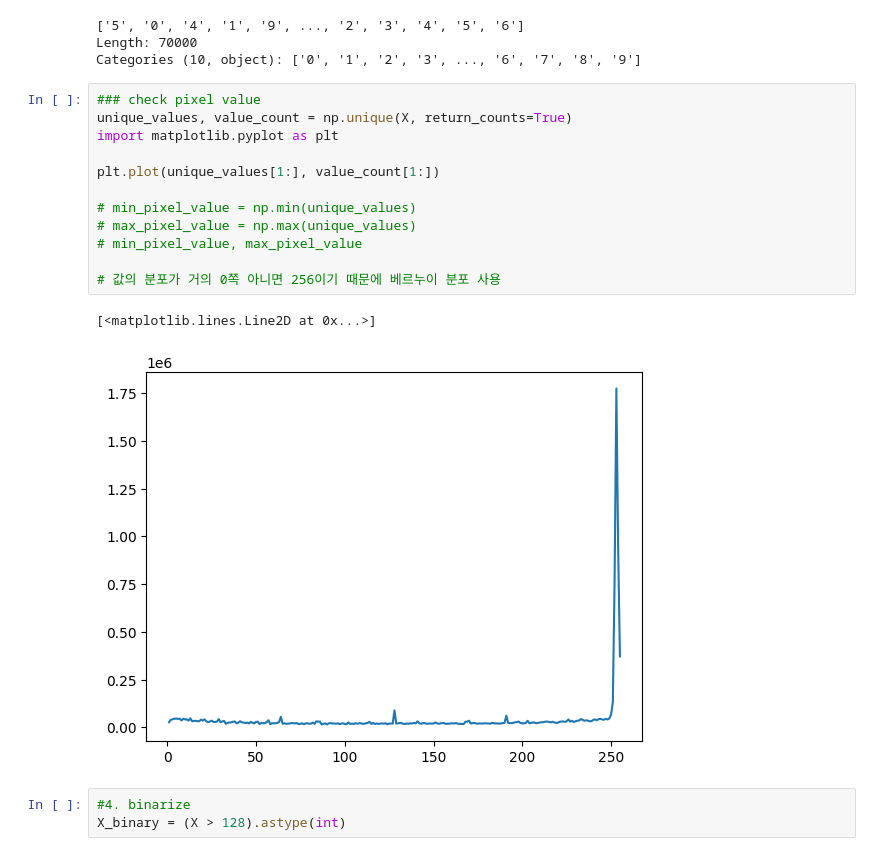
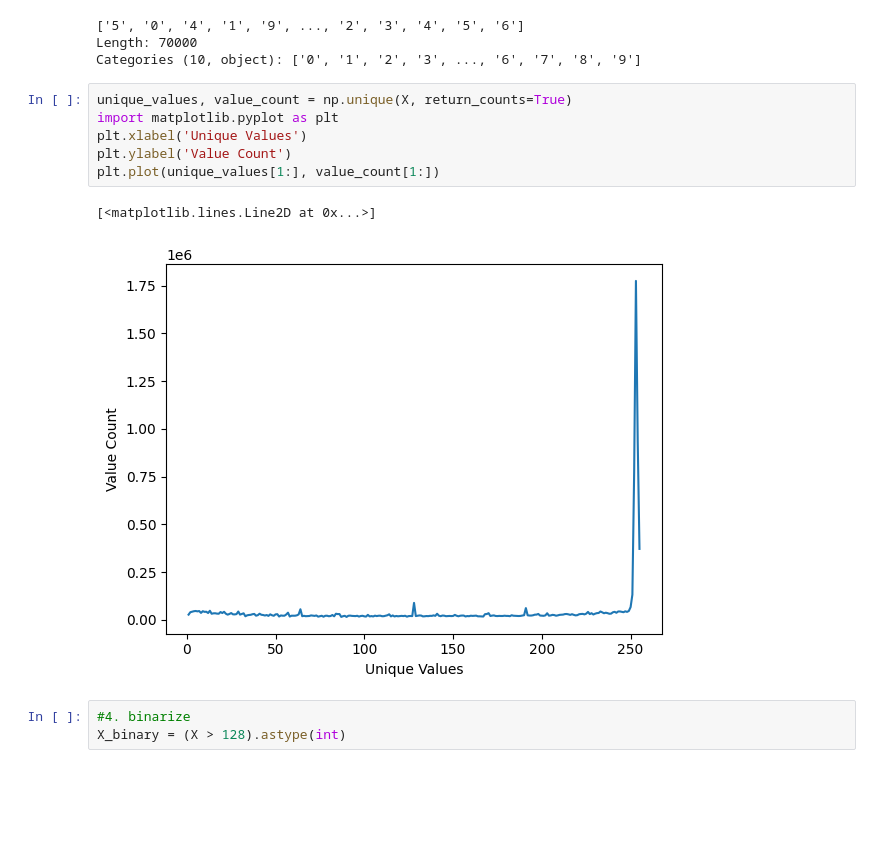
Before and after one commit to eunhong0925/gks-4008, a Jupyter notebook: bernoulli-model-modified.ipynb, the cells around one changed output. Cells and saved outputs as stored; diff of their text form; blank space fills up the shorter version.

```diff
--- a/bernoulli-model-modified.ipynb
+++ b/bernoulli-model-modified.ipynb
@@ -31,20 +21,14 @@ y
 Length: 70000
 Categories (10, object): ['0', '1', '2', '3', ..., '6', '7', '8', '9']
 # %%
-### check pixel value
 unique_values, value_count = np.unique(X, return_counts=True)
 import matplotlib.pyplot as plt
-
+plt.xlabel('Unique Values')
+plt.ylabel('Value Count')
 plt.plot(unique_values[1:], value_count[1:])
-
-# min_pixel_value = np.min(unique_values)
-# max_pixel_value = np.max(unique_values)
-# min_pixel_value, max_pixel_value
-
-# 값의 분포가 거의 0쪽 아니면 256이기 때문에 베르누이 분포 사용
 # %% [output]
 [<matplotlib.lines.Line2D at 0x...>]
-[figure, old version]
+[figure, new version]
 # %%
 #4. binarize
 X_binary = (X > 128).astype(int)
```
Also changed, not shown: parts of 5 cells of this notebook.
